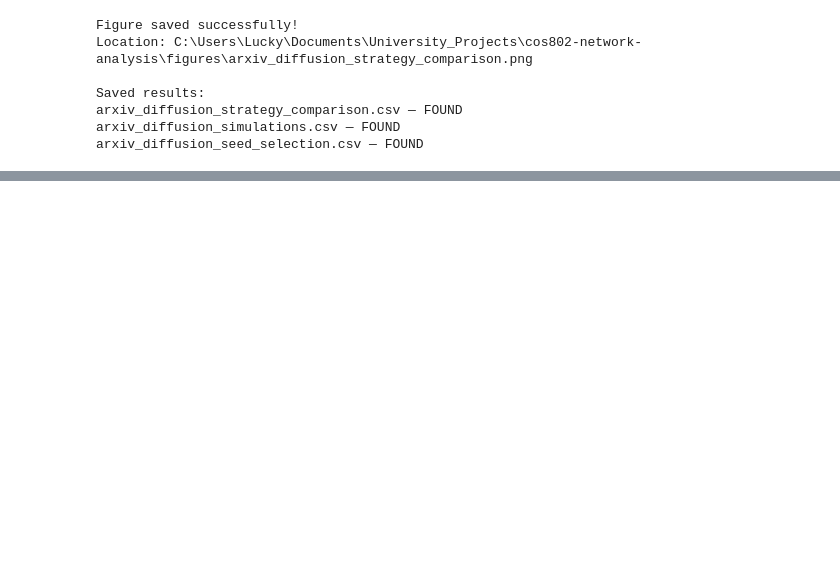
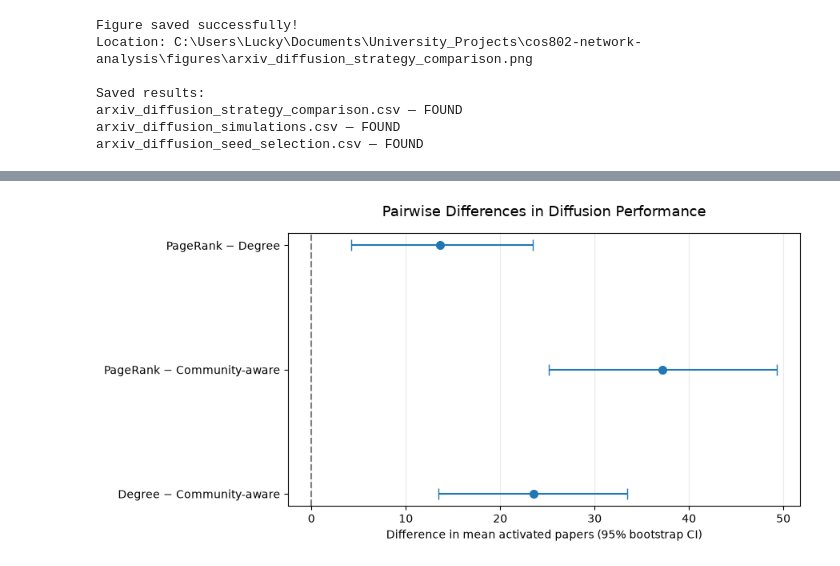
Before and after one commit to Sav-lets/cos802-network-analysis, a Jupyter notebook: notebooks/08_arxiv_diffusion.ipynb, the cells around one changed output, grey strips where cells are left out. Cells and saved outputs as stored; diff of their text form; code cells hidden in the pictures; blank space fills up the shorter version.

```diff
--- a/notebooks/08_arxiv_diffusion.ipynb
+++ b/notebooks/08_arxiv_diffusion.ipynb
@@ -1006,0 +1682,94 @@ Initial diffusion experiment committed and pushed!
+# %%
+
+# Step 7.6B — Save bootstrap comparisons and plot confidence intervals
+
+import matplotlib.pyplot as plt
+import numpy as np
+
+# Save statistical comparison table
+bootstrap_results_path = (
+    results_folder / "arxiv_diffusion_bootstrap_comparisons.csv"
+)
+
+bootstrap_comparison_df.to_csv(
+    bootstrap_results_path,
+    index=False
+)
+
+# Prepare comparison labels
+labels = [
+    f"{row['strategy_a']} − {row['strategy_b']}"
+    for _, row in bootstrap_comparison_df.iterrows()
+]
+
+means = bootstrap_comparison_df["mean_difference"].to_numpy()
+lower = bootstrap_comparison_df["ci_lower"].to_numpy()
+upper = bootstrap_comparison_df["ci_upper"].to_numpy()
+
+# Asymmetric confidence interval lengths
+errors = np.vstack([
+    means - lower,
+    upper - means
+])
+
+fig, ax = plt.subplots(figsize=(9, 4.5))
+
+positions = np.arange(len(labels))
+
+ax.errorbar(
+    means,
+    positions,
+    xerr=errors,
+    fmt="o",
+    capsize=5,
+    markersize=7
+)
+
+ax.axvline(
+    0,
+    linestyle="--",
+    linewidth=1.5,
+    color="gray"
+)
+
+ax.set_yticks(positions)
+ax.set_yticklabels(labels)
+ax.invert_yaxis()
+
+ax.set_xlabel(
+    "Difference in mean activated papers (95% bootstrap CI)"
+)
+
+ax.set_title(
+    "Pairwise Differences in Diffusion Performance",
+    fontsize=13,
+    pad=15
+)
+
+ax.grid(axis="x", alpha=0.25)
+
+plt.tight_layout()
+
+figure_path = (
+    figures_folder / "arxiv_diffusion_bootstrap_comparisons.png"
+)
+
+fig.savefig(
+    figure_path,
+    dpi=300,
+    bbox_inches="tight"
+)
+
+plt.show()
+
+assert bootstrap_results_path.exists()
+assert figure_path.exists()
+
+print("FILES SAVED")
+print("-" * 55)
+print(bootstrap_results_path.resolve())
+print(figure_path.resolve())
+
+print("\nBootstrap comparison results saved successfully!")
+# %% [output]
+[figure, added]
```
Also changed, not shown: parts of 12 cells of this notebook, 8 other files.
